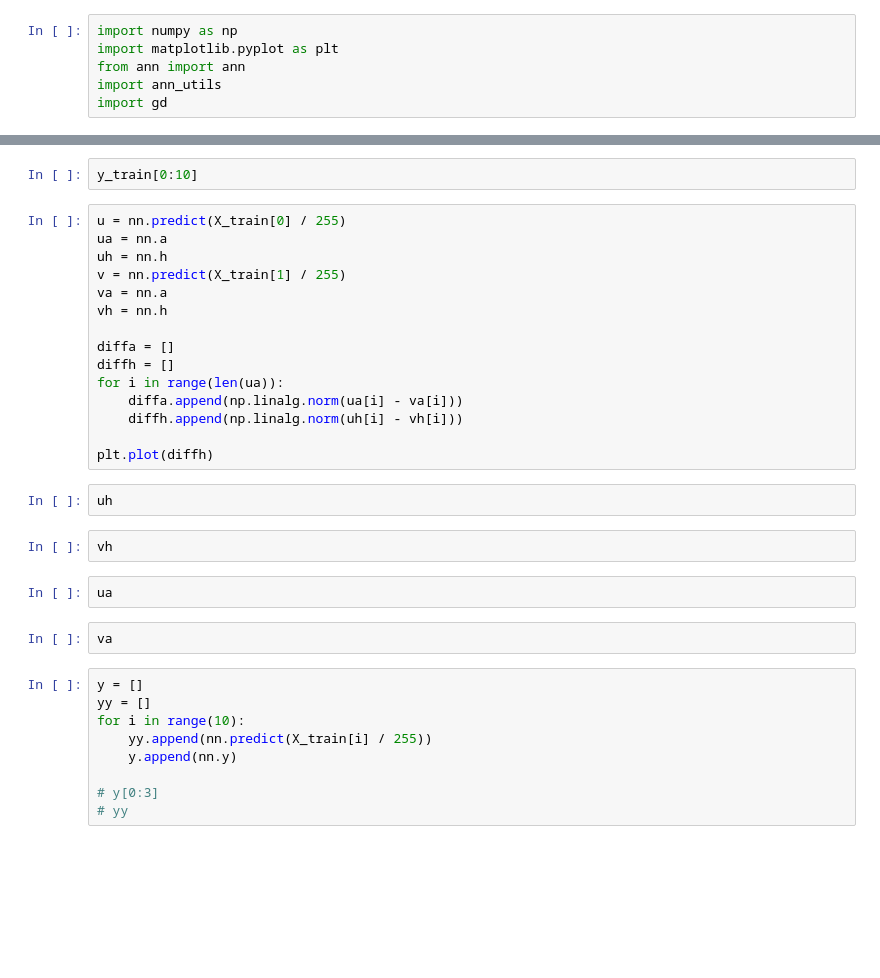
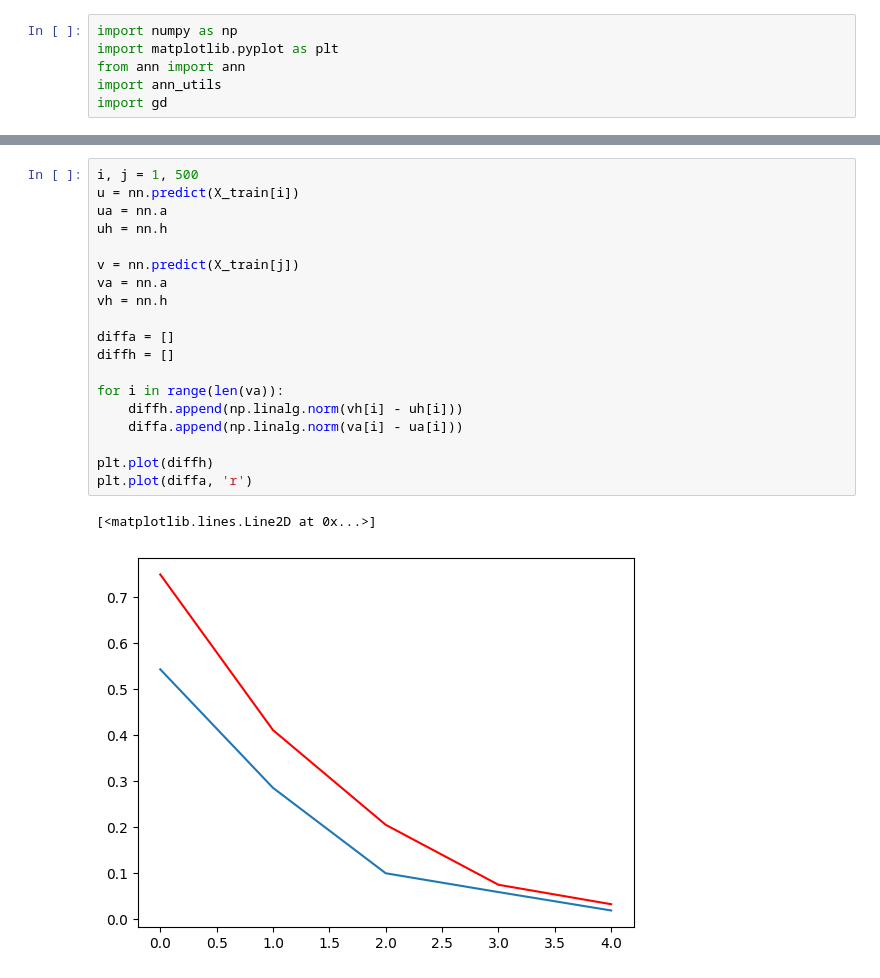
Before and after one commit to kramasamy90/Feedforward-Neural-Network, a Jupyter notebook: src/ann_test.ipynb, the cells around one changed output, grey strips where cells are left out. Drawn from its saved outputs; the diff is of its cells as text; blank space fills up the shorter version.

```diff
--- a/src/ann_test.ipynb
+++ b/src/ann_test.ipynb
@@ -37,34 +66,22 @@ ann_utils.view_weights_distribution(nn, ann.num_layers, -1, 1)
-# %%
-y_train[0:10]
 # %%
-u = nn.predict(X_train[0] / 255)
+i, j = 1, 500
+u = nn.predict(X_train[i])
 ua = nn.a
 uh = nn.h
-v = nn.predict(X_train[1] / 255)
+
+v = nn.predict(X_train[j])
 va = nn.a
 vh = nn.h
 
 diffa = []
 diffh = []
-for i in range(len(ua)):
-    diffa.append(np.linalg.norm(ua[i] - va[i]))
-    diffh.append(np.linalg.norm(uh[i] - vh[i]))
+
+for i in range(len(va)):
+    diffh.append(np.linalg.norm(vh[i] - uh[i]))
+    diffa.append(np.linalg.norm(va[i] - ua[i]))
 
 plt.plot(diffh)
+plt.plot(diffa, 'r')
+# %% [output]
+[<matplotlib.lines.Line2D at 0x...>]
+[figure, added]
-# %%
-uh
-# %%
-vh
-# %%
-ua
-# %%
-va
-# %%
-y = []
-yy = []
-for i in range(10):
-    yy.append(nn.predict(X_train[i] / 255))
-    y.append(nn.y)
-
-# y[0:3]
-# yy
```
Also changed, not shown: parts of 17 cells of this notebook, 2 other files.
